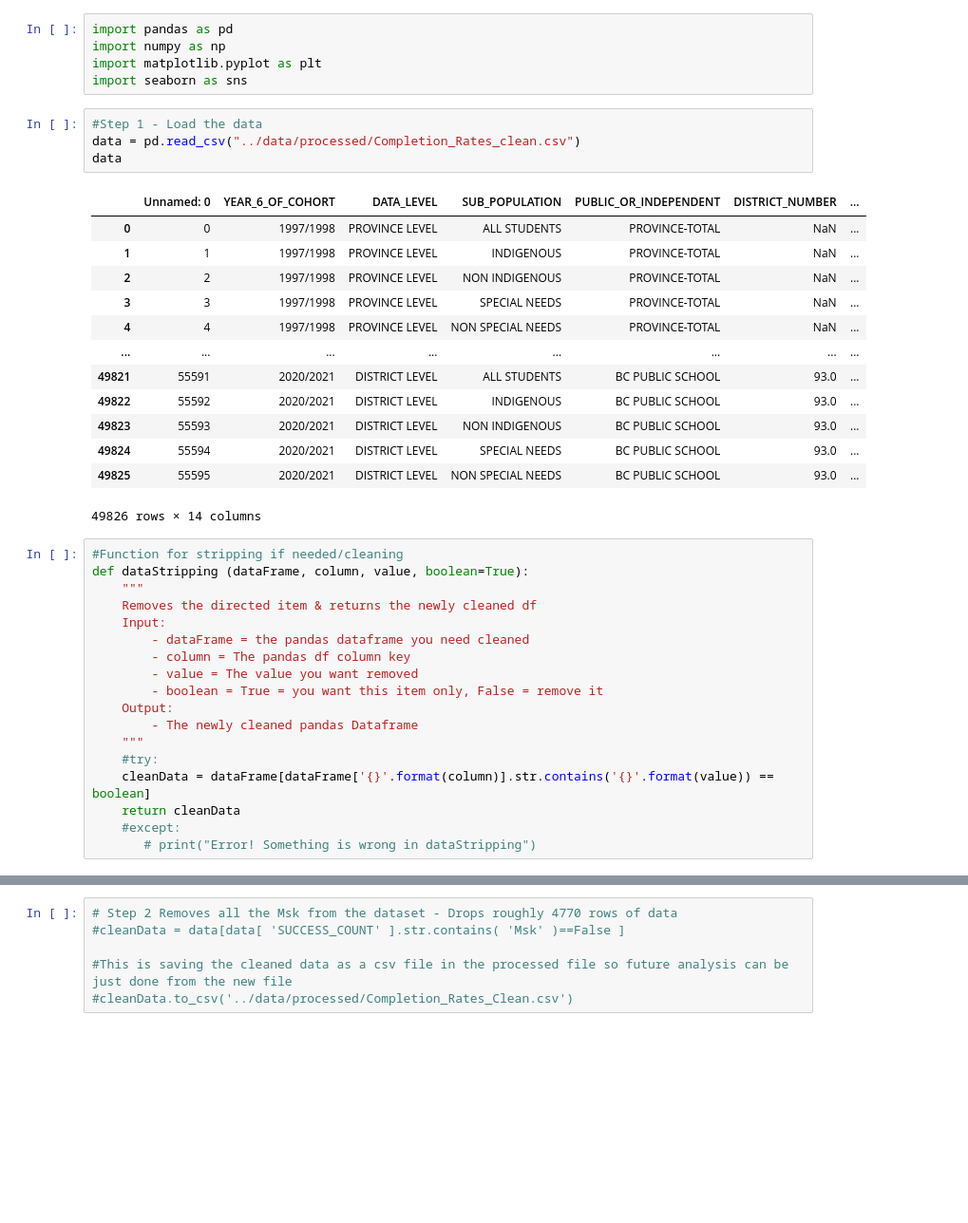
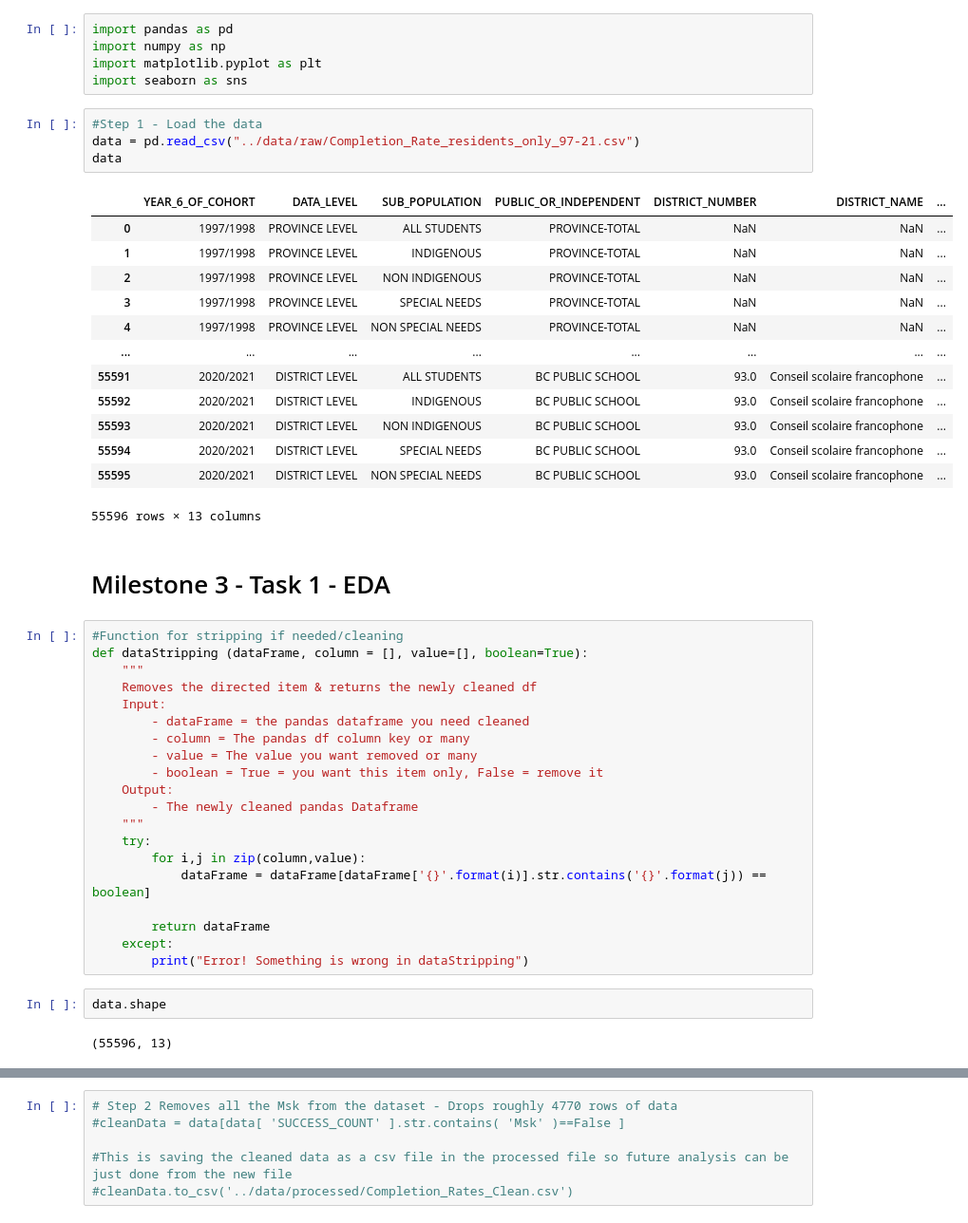
Before and after one commit to ubco-W2022T1-cosc301/project-group19, a Jupyter notebook: notebooks/analysis1.ipynb, the cells around one changed output, grey strips where cells are left out. Shown at 95% size. Cells and saved outputs as stored; diff of their text form; blank space fills up the shorter version.

Commit message:
Did more work on it. Task 3 & 4 left

```diff
--- a/notebooks/analysis1.ipynb
+++ b/notebooks/analysis1.ipynb
@@ -12,37 +12,45 @@ import matplotlib.pyplot as plt
 import seaborn as sns
 # %%
 #Step 1 - Load the data
-data = pd.read_csv("../data/processed/Completion_Rates_clean.csv")
+data = pd.read_csv("../data/raw/Completion_Rate_residents_only_97-21.csv")
 data
 # %% [output]
-|  | Unnamed: 0 | YEAR_6_OF_COHORT | DATA_LEVEL | SUB_POPULATION | PUBLIC_OR_INDEPENDENT | DISTRICT_NUMBER | ... |
-| 0 | 0 | 1997/1998 | PROVINCE LEVEL | ALL STUDENTS | PROVINCE-TOTAL | NaN | ... |
-| 1 | 1 | 1997/1998 | PROVINCE LEVEL | INDIGENOUS | PROVINCE-TOTAL | NaN | ... |
-| 2 | 2 | 1997/1998 | PROVINCE LEVEL | NON INDIGENOUS | PROVINCE-TOTAL | NaN | ... |
-| 3 | 3 | 1997/1998 | PROVINCE LEVEL | SPECIAL NEEDS | PROVINCE-TOTAL | NaN | ... |
-| 4 | 4 | 1997/1998 | PROVINCE LEVEL | NON SPECIAL NEEDS | PROVINCE-TOTAL | NaN | ... |
+|  | YEAR_6_OF_COHORT | DATA_LEVEL | SUB_POPULATION | PUBLIC_OR_INDEPENDENT | DISTRICT_NUMBER | DISTRICT_NAME | ... |
+| 0 | 1997/1998 | PROVINCE LEVEL | ALL STUDENTS | PROVINCE-TOTAL | NaN | NaN | ... |
+| 1 | 1997/1998 | PROVINCE LEVEL | INDIGENOUS | PROVINCE-TOTAL | NaN | NaN | ... |
+| 2 | 1997/1998 | PROVINCE LEVEL | NON INDIGENOUS | PROVINCE-TOTAL | NaN | NaN | ... |
+| 3 | 1997/1998 | PROVINCE LEVEL | SPECIAL NEEDS | PROVINCE-TOTAL | NaN | NaN | ... |
+| 4 | 1997/1998 | PROVINCE LEVEL | NON SPECIAL NEEDS | PROVINCE-TOTAL | NaN | NaN | ... |
 | ... | ... | ... | ... | ... | ... | ... | ... |
-| 49821 | 55591 | 2020/2021 | DISTRICT LEVEL | ALL STUDENTS | BC PUBLIC SCHOOL | 93.0 | ... |
-| 49822 | 55592 | 2020/2021 | DISTRICT LEVEL | INDIGENOUS | BC PUBLIC SCHOOL | 93.0 | ... |
-| 49823 | 55593 | 2020/2021 | DISTRICT LEVEL | NON INDIGENOUS | BC PUBLIC SCHOOL | 93.0 | ... |
-| 49824 | 55594 | 2020/2021 | DISTRICT LEVEL | SPECIAL NEEDS | BC PUBLIC SCHOOL | 93.0 | ... |
-| 49825 | 55595 | 2020/2021 | DISTRICT LEVEL | NON SPECIAL NEEDS | BC PUBLIC SCHOOL | 93.0 | ... |
+| 55591 | 2020/2021 | DISTRICT LEVEL | ALL STUDENTS | BC PUBLIC SCHOOL | 93.0 | Conseil scolaire francophone | ... |
+| 55592 | 2020/2021 | DISTRICT LEVEL | INDIGENOUS | BC PUBLIC SCHOOL | 93.0 | Conseil scolaire francophone | ... |
+| 55593 | 2020/2021 | DISTRICT LEVEL | NON INDIGENOUS | BC PUBLIC SCHOOL | 93.0 | Conseil scolaire francophone | ... |
+| 55594 | 2020/2021 | DISTRICT LEVEL | SPECIAL NEEDS | BC PUBLIC SCHOOL | 93.0 | Conseil scolaire francophone | ... |
+| 55595 | 2020/2021 | DISTRICT LEVEL | NON SPECIAL NEEDS | BC PUBLIC SCHOOL | 93.0 | Conseil scolaire francophone | ... |
-49826 rows × 14 columns
+55596 rows × 13 columns
+# %% [markdown]
+# Milestone 3 - Task 1 - EDA
 # %%
 #Function for stripping if needed/cleaning
-def dataStripping (dataFrame, column, value, boolean=True):
+def dataStripping (dataFrame, column = [], value=[], boolean=True):
     """
     Removes the directed item & returns the newly cleaned df
     Input:
         - dataFrame = the pandas dataframe you need cleaned
-        - column = The pandas df column key
-        - value = The value you want removed
+        - column = The pandas df column key or many
+        - value = The value you want removed or many
         - boolean = True = you want this item only, False = remove it
     Output:
         - The newly cleaned pandas Dataframe
     """
-    #try:
-    cleanData = dataFrame[dataFrame['{}'.format(column)].str.contains('{}'.format(value)) == boolean]
-    return cleanData
-    #except:
-       # print("Error! Something is wrong in dataStripping")
+    try:
+        for i,j in zip(column,value):
+            dataFrame = dataFrame[dataFrame['{}'.format(i)].str.contains('{}'.format(j)) == boolean]
+
+        return dataFrame
+    except:
+        print("Error! Something is wrong in dataStripping")
+# %%
+data.shape
+# %% [output]
+(55596, 13)
```
Also changed, not shown: parts of 25 cells of this notebook.
